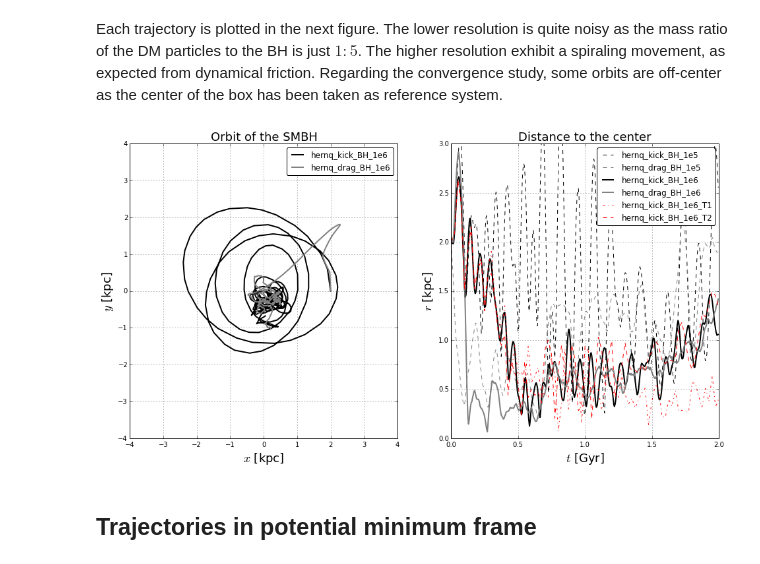
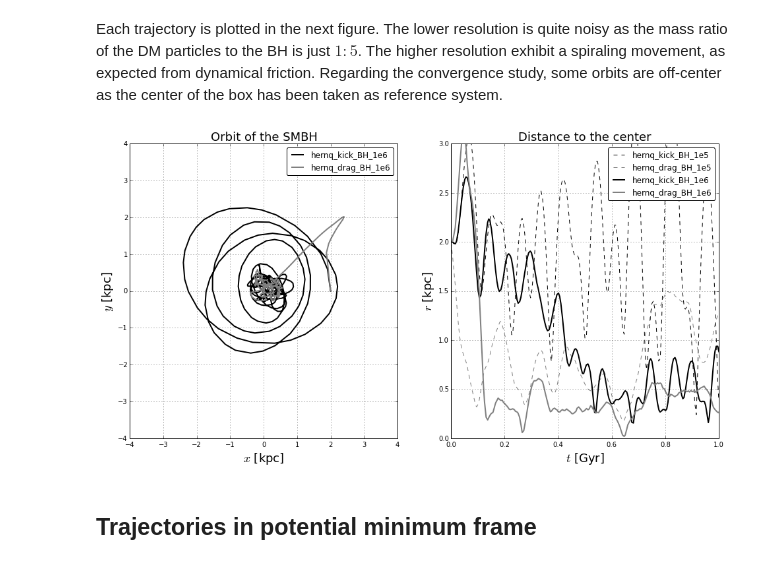
Before and after one commit to sbustamante/CosmologicalBlackHoles, a Jupyter notebook: Codes/controlled_experiments.ipynb, the cells around one changed output. Cells and saved outputs as stored; diff of their text form; code cells hidden in the pictures.

```diff
--- a/Codes/controlled_experiments.ipynb
+++ b/Codes/controlled_experiments.ipynb
@@ -98,7 +100,7 @@ Also, a convergence study is perform for the higher resolution
 # %%
 bh_s15 = black_hole_sim( simulation = 'hernq_kick_BH_1e5',
                          snapbase = 'snapshot',
-                         n_snap = 400,
+                         n_snap = max_snap,
                          datafolder = DataFolder,
                          resultsfolder = DataResults,
                          center = [250,250,250] )
@@ -109,7 +111,7 @@ else:
 # %%
 bh_s25 = black_hole_sim( simulation = 'hernq_drag_BH_1e5',
                          snapbase = 'snapshot',
-                         n_snap = 400,
+                         n_snap = max_snap,
                          datafolder = DataFolder,
                          resultsfolder = DataResults,
                          center = [250,250,250] )
@@ -122,7 +124,7 @@ else:
 # %%
 bh_s16 = black_hole_sim( simulation = 'hernq_kick_BH_1e6',
                          snapbase = 'snapshot',
-                         n_snap = 400,
+                         n_snap = max_snap,
                          datafolder = DataFolder,
                          resultsfolder = DataResults,
                          center = [250,250,250] )
@@ -133,7 +135,7 @@ else:
 # %%
 bh_s26 = black_hole_sim( simulation = 'hernq_drag_BH_1e6',
                          snapbase = 'snapshot',
-                         n_snap = 400,
+                         n_snap = max_snap,
                          datafolder = DataFolder,
                          resultsfolder = DataResults,
                          center = [250,250,250] )
@@ -175,42 +177,42 @@ plt.figure( figsize=(16,8) )
 plt.subplot(1,2,1)
 
 #Simulated trajectories
-T = 400
+T = max_snap
 plt.plot( bh_s16.r[:T,0], bh_s16.r[:T,1] , '-', lw=2, color = 'black', label = 'hernq_kick_BH_1e6' )
 plt.plot( bh_s26.r[:T,0], bh_s26.r[:T,1] , '-', lw=2, color = 'gray', label = 'hernq_drag_BH_1e6' )
 
 dL = 4
 plt.xlim( (-dL,dL) )
 plt.ylim( (-dL,dL) )
 plt.xlabel( "$x$ [kpc]", fontsize = 18 )
 plt.ylabel( "$y$ [kpc]", fontsize = 18 )
 plt.grid(1)
 plt.title( "Orbit of the SMBH", fontsize = 18 )
 leg = plt.legend( loc= 'upper right', fancybox = True )
 
 plt.subplot(1,2,2)
 
 #Simulated trajectories
 plt.plot( bh_s15.t[:T], bh_s15.rm[:T], '--', lw=1, color = 'black', zorder = 0, label = 'hernq_kick_BH_1e5' )
 plt.plot( bh_s25.t[:T], bh_s25.rm[:T], '--', lw=1, color = 'gray', zorder = 0, label = 'hernq_drag_BH_1e5' )
 
 plt.plot( bh_s16.t[:T], bh_s16.rm[:T], '-', lw=2, color = 'black', zorder = 0, label = 'hernq_kick_BH_1e6' )
 plt.plot( bh_s26.t[:T], bh_s26.rm[:T], '-', lw=2, color = 'gray', zorder = 0, label = 'hernq_drag_BH_1e6' )
 
-T = 150
-plt.plot( bh_s16_1.t[:T], bh_s16_1.rm[:T], '-.', lw=1, color = 'red', zorder = 0, label = 'hernq_kick_BH_1e6_T1' )
-plt.plot( bh_s16_2.t[:T], bh_s16_2.rm[:T], '--', lw=1, color = 'red', zorder = 0, label = 'hernq_kick_BH_1e6_T2' )
+#T = 150
+#plt.plot( bh_s16_1.t[:T], bh_s16_1.rm[:T], '-.', lw=1, color = 'red', zorder = 0, label = 'hernq_kick_BH_1e6_T1' )
+#plt.plot( bh_s16_2.t[:T], bh_s16_2.rm[:T], '--', lw=1, color = 'red', zorder = 0, label = 'hernq_kick_BH_1e6_T2' )
 
 #Format
 plt.ylim( (0,3) )
-plt.xlim( (0,2) )
+plt.xlim( (0,1) )
 plt.xlabel( "$t$ [Gyr]", fontsize = 18 )
 plt.ylabel( "$r$ [kpc]", fontsize = 18 )
 plt.grid(1)
 plt.title( "Distance to the center", fontsize = 18 )
 leg = plt.legend( loc= 'upper right', fancybox = True )
 # %% [output]
-[figure, old version]
+[figure, new version]
 # %% [markdown]
 ## Trajectories in potential minimum frame
 # %% [markdown]
```
Also changed, not shown: parts of 14 cells of this notebook, 7 other files.
